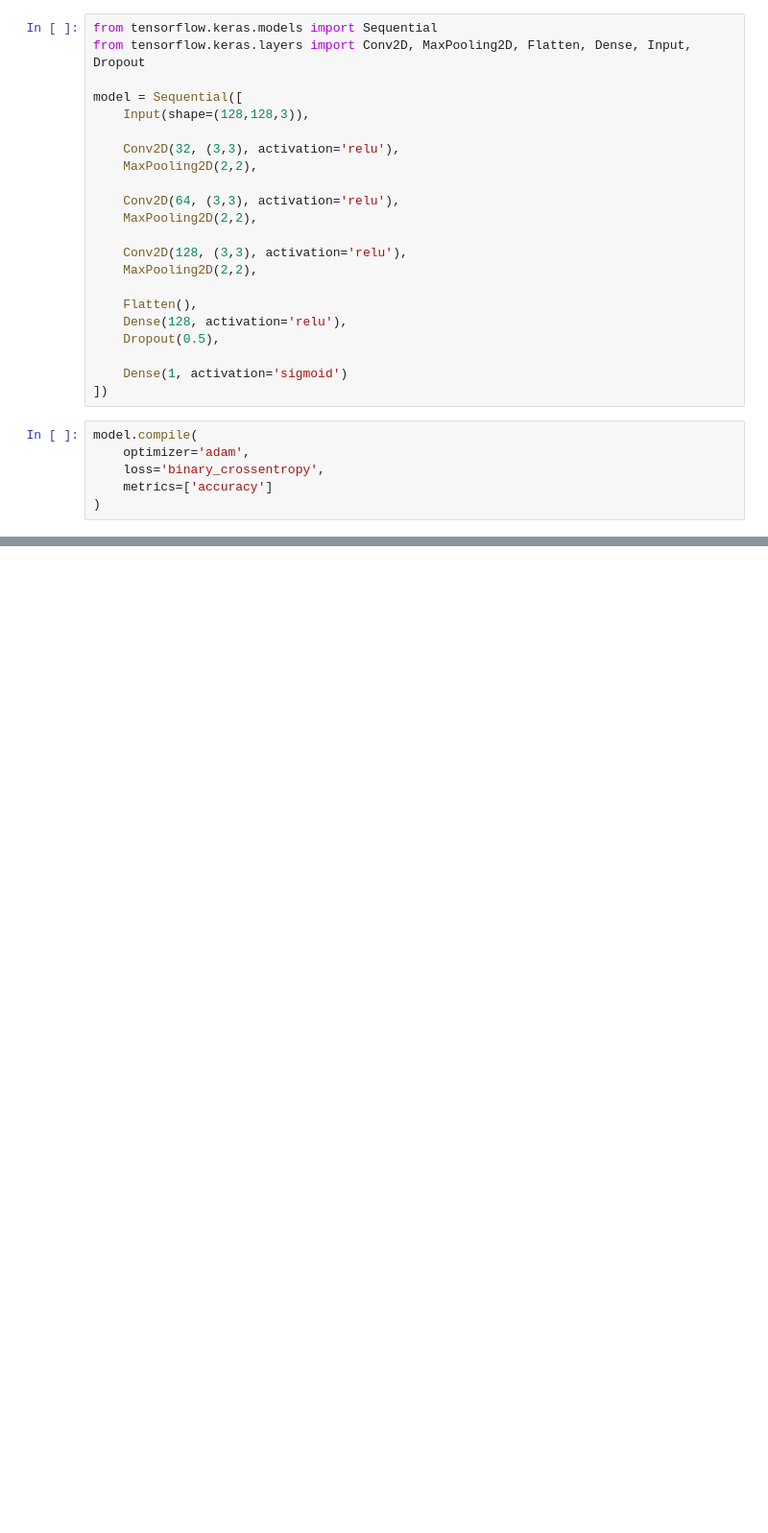
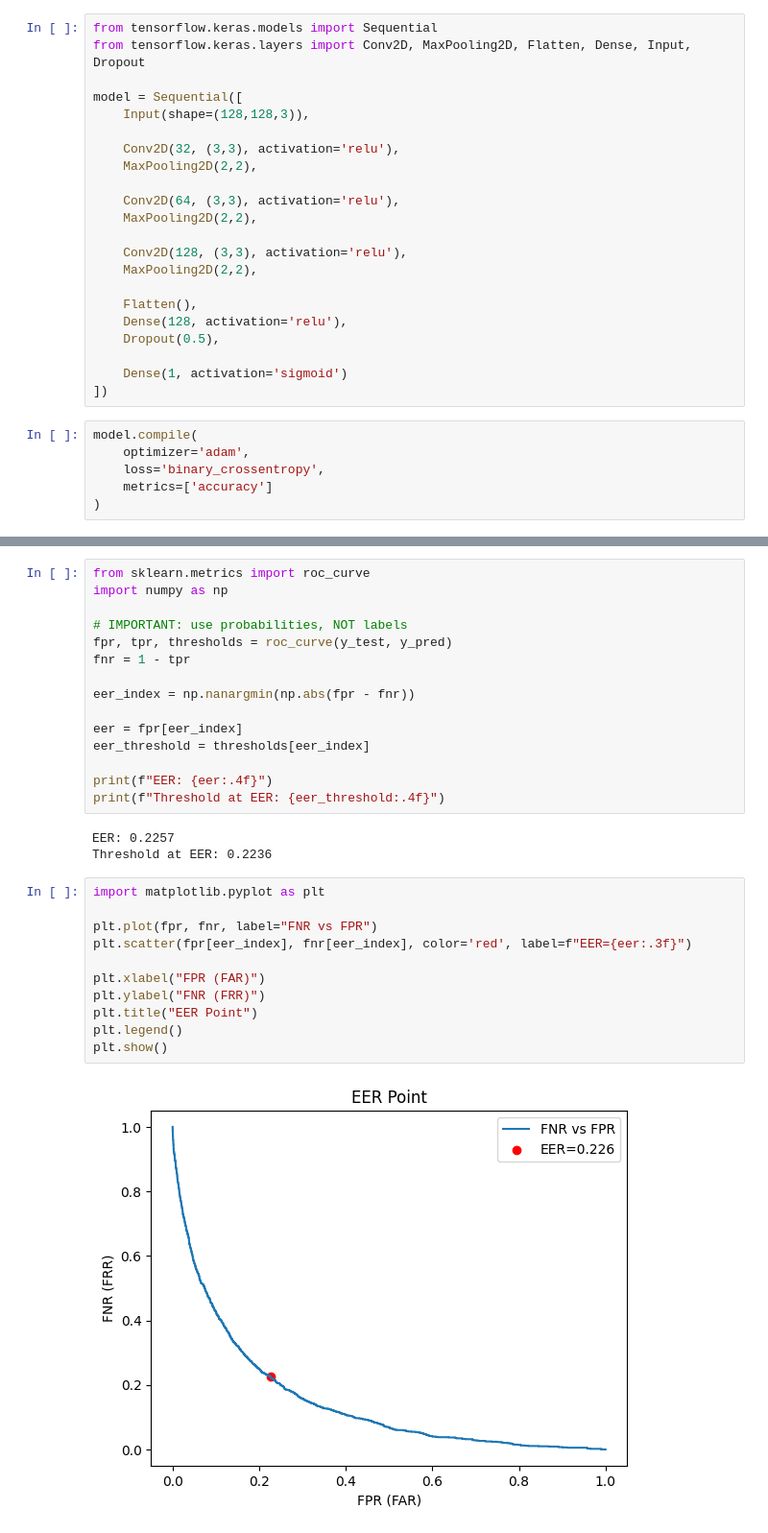
Before and after one commit to ayanamesu/Deep-Learning-for-Face-Spoofing-Detection, a Jupyter notebook: face_spoofing.ipynb, the cells around one changed output, grey strips where cells are left out. Shown at 96% size. Drawn from its saved outputs; the diff is of its cells as text; blank space fills up the shorter version.

```diff
--- a/face_spoofing.ipynb
+++ b/face_spoofing.ipynb
@@ -318,0 +362,31 @@ NameError: name 'y_test' is not defined
+# %%
+from sklearn.metrics import roc_curve
+import numpy as np
+
+# IMPORTANT: use probabilities, NOT labels
+fpr, tpr, thresholds = roc_curve(y_test, y_pred)
+fnr = 1 - tpr
+
+eer_index = np.nanargmin(np.abs(fpr - fnr))
+
+eer = fpr[eer_index]
+eer_threshold = thresholds[eer_index]
+
+print(f"EER: {eer:.4f}")
+print(f"Threshold at EER: {eer_threshold:.4f}")
+# %% [output]
+EER: 0.2257
+Threshold at EER: 0.2236
+# %%
+import matplotlib.pyplot as plt
+
+plt.plot(fpr, fnr, label="FNR vs FPR")
+plt.scatter(fpr[eer_index], fnr[eer_index], color='red', label=f"EER={eer:.3f}")
+
+plt.xlabel("FPR (FAR)")
+plt.ylabel("FNR (FRR)")
+plt.title("EER Point")
+plt.legend()
+plt.show()
+# %% [output]
+[figure, added]
```
Also changed, not shown: parts of 22 cells of this notebook.
